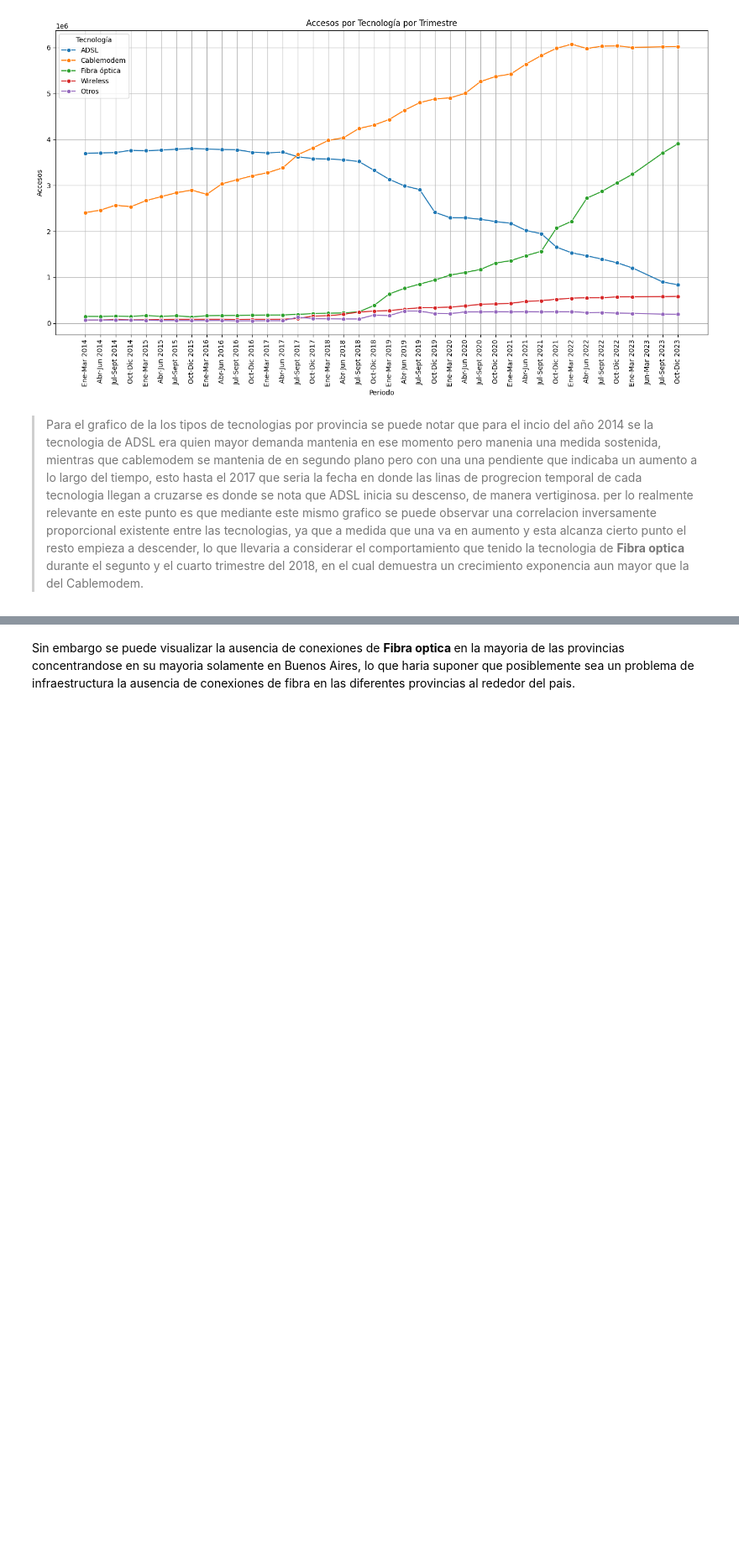
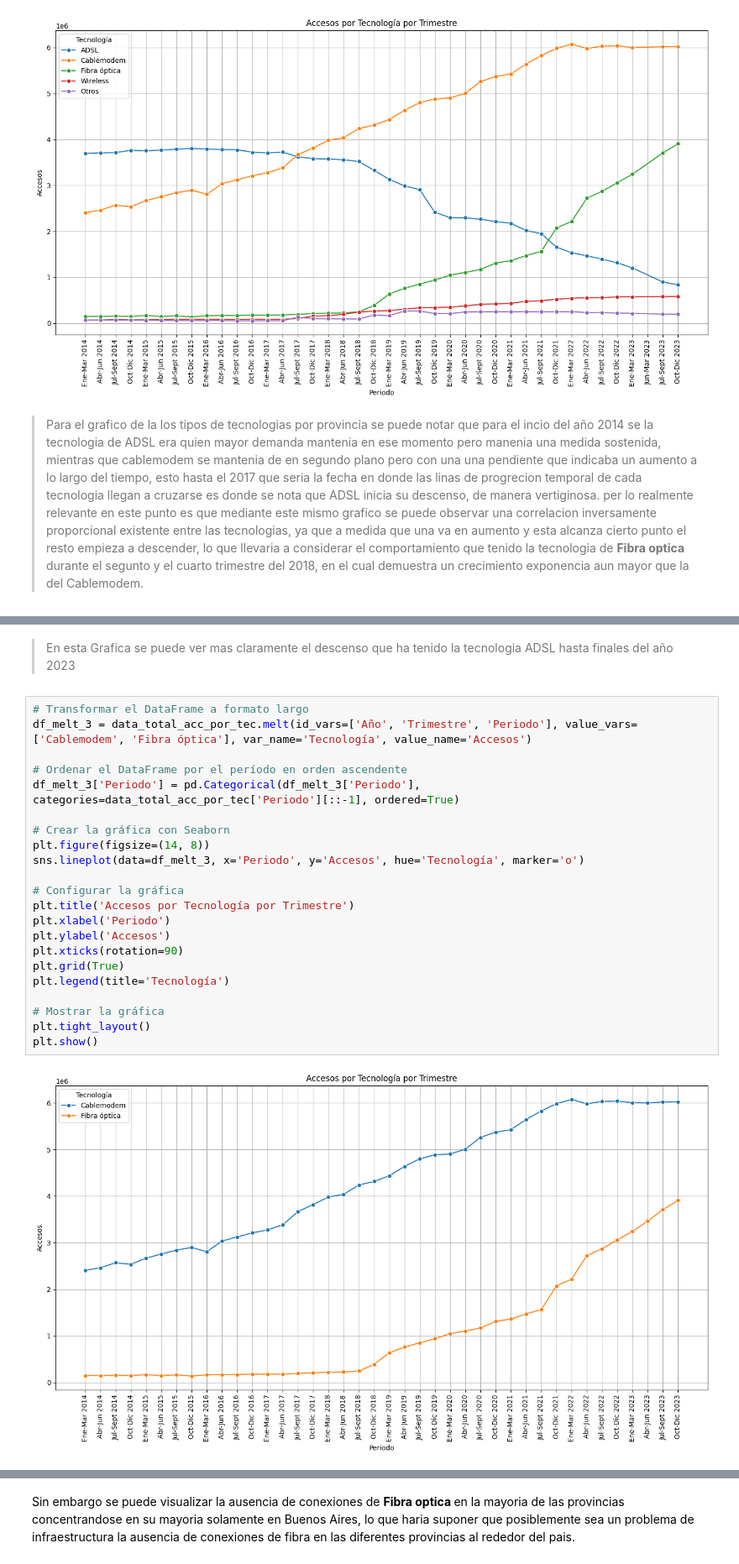
Before and after one commit to rammerbot/Data_Analytics_Telecomunicaciones_Argentina, a Jupyter notebook: ETL_EDA.ipynb, the cells around one changed output, grey strips where cells are left out. Shown at 84% size. Saved outputs shown, nothing was run; the diff lists cells and outputs as text; blank space fills up the shorter version.

```diff
--- a/ETL_EDA.ipynb
+++ b/ETL_EDA.ipynb
@@ -560,0 +585,26 @@ plt.show()
+# %% [markdown]
+> En esta Grafica se puede ver mas claramente el descenso que ha tenido la tecnologia ADSL hasta finales del año 2023
+# %%
+# Transformar el DataFrame a formato largo
+df_melt_3 = data_total_acc_por_tec.melt(id_vars=['Año', 'Trimestre', 'Periodo'], value_vars=['Cablemodem', 'Fibra óptica'], var_name='Tecnología', value_name='Accesos')
+
+# Ordenar el DataFrame por el período en orden ascendente
+df_melt_3['Periodo'] = pd.Categorical(df_melt_3['Periodo'], categories=data_total_acc_por_tec['Periodo'][::-1], ordered=True)
+
+# Crear la gráfica con Seaborn
+plt.figure(figsize=(14, 8))
+sns.lineplot(data=df_melt_3, x='Periodo', y='Accesos', hue='Tecnología', marker='o')
+
+# Configurar la gráfica
+plt.title('Accesos por Tecnología por Trimestre')
+plt.xlabel('Periodo')
+plt.ylabel('Accesos')
+plt.xticks(rotation=90)
+plt.grid(True)
+plt.legend(title='Tecnología')
+
+# Mostrar la gráfica
+plt.tight_layout()
+plt.show()
+# %% [output]
+[figure, added]
```
Also changed, not shown: parts of 25 cells of this notebook.
